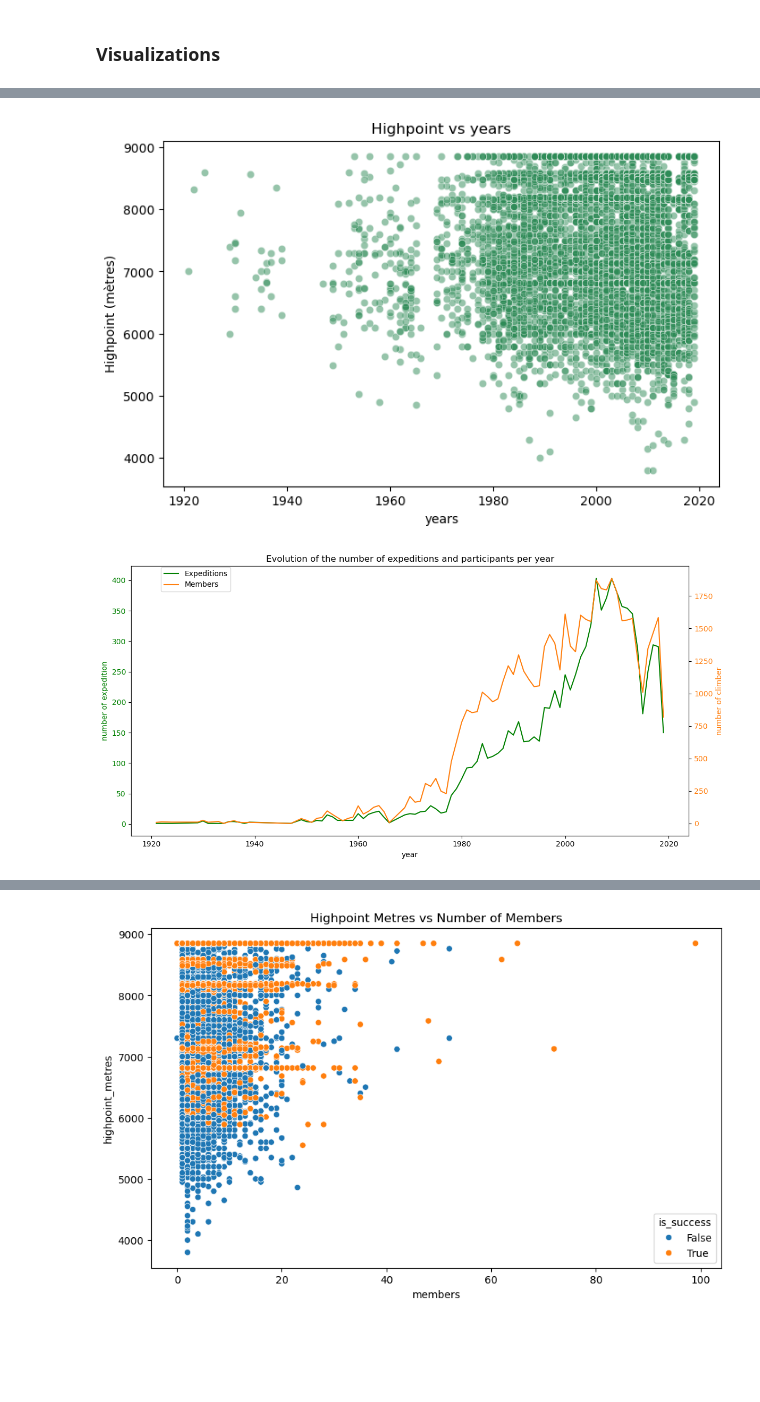
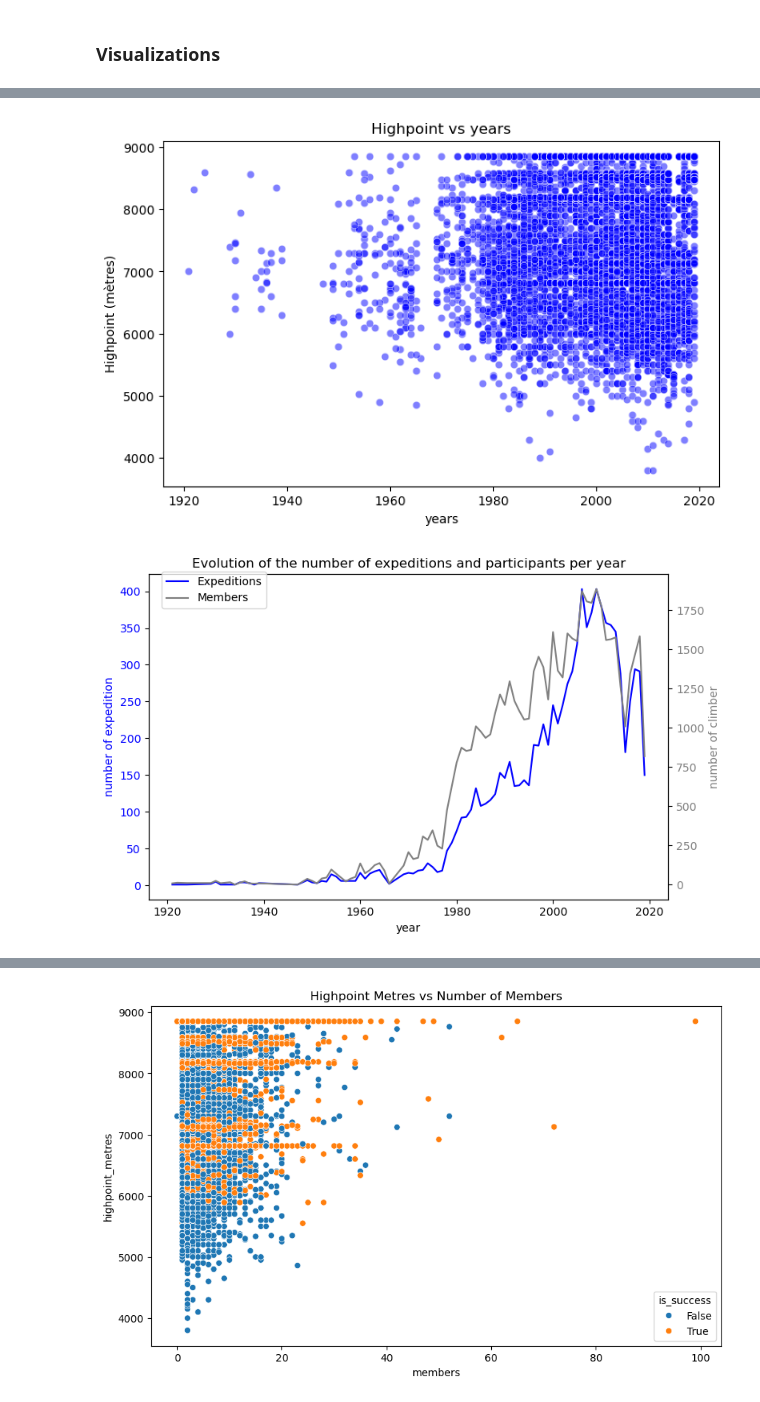
Before and after one commit to cnivaultruiz/final-project, a Jupyter notebook: Final-project.ipynb, the cells around one changed output, grey strips where cells are left out. Drawn from its saved outputs; the diff is of its cells as text; code cells hidden in the pictures; blank space fills up the shorter version.

```diff
--- a/Final-project.ipynb
+++ b/Final-project.ipynb
@@ -522,46 +511,46 @@ plt.show()
 # %%
 # retravailler
 plt.figure(figsize=(8, 5))
-sns.scatterplot(data=expedition_df, y='highpoint_metres', x='year', alpha=0.5, color = "seagreen")
+sns.scatterplot(data=expedition_df, y='highpoint_metres', x='year', alpha=0.5, color = "blue")
 plt.title('Highpoint vs years')
 plt.ylabel('Highpoint (mètres)')
 plt.xlabel('years')
 plt.show()
 # %% [output]
-[figure, old version]
+[figure, new version]
 # %%
 expeditions_per_year = expedition_df.groupby('year').agg({
     'expedition_id': 'count',
     'members': 'sum'
 }).reset_index()
 
 expeditions_per_year.columns = ['year', 'num_expeditions', 'num_participants']
 
 # Créer le graphique
-fig, ax1 = plt.subplots(figsize=(12, 6))
+fig, ax1 = plt.subplots(figsize=(8, 5))
 
 # Axe pour le nombre d'expéditions
-color = 'green'
+color = 'blue'
 ax1.set_xlabel('year')
 ax1.set_ylabel('number of expedition', color=color)
 ax1.plot(expeditions_per_year['year'], expeditions_per_year['num_expeditions'], color=color)
 ax1.tick_params(axis='y', labelcolor=color)
 
 # Créer un deuxième axe y pour le nombre de participants
 ax2 = ax1.twinx()
-color = 'tab:orange'
+color = 'grey'
 ax2.set_ylabel('number of climber', color=color)
 ax2.plot(expeditions_per_year['year'], expeditions_per_year['num_participants'], color=color)
 ax2.tick_params(axis='y', labelcolor=color)
 
 # Titre et légende
 plt.title('Evolution of the number of expeditions and participants per year')
 fig.tight_layout()
 fig.legend(['Expeditions', 'Members'], loc='upper left', bbox_to_anchor=(0.1, 0.95))
 
 plt.show()
 # %% [output]
-[figure, old version]
+[figure, new version]
 # %%
 custom_palette = {
     'Spring': '#66c2a5',  # Vert
```
Also changed, not shown: parts of 31 cells of this notebook, 11 other files.
